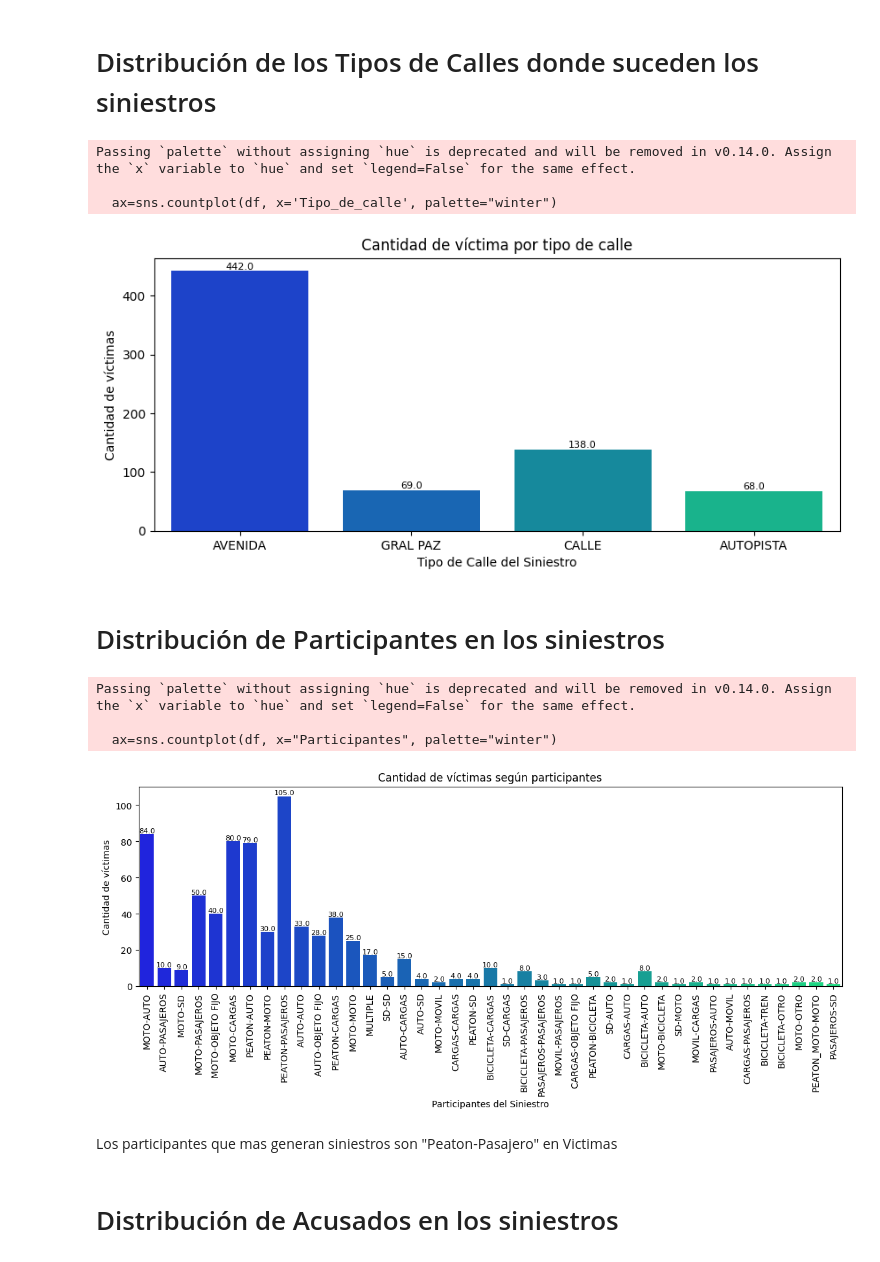
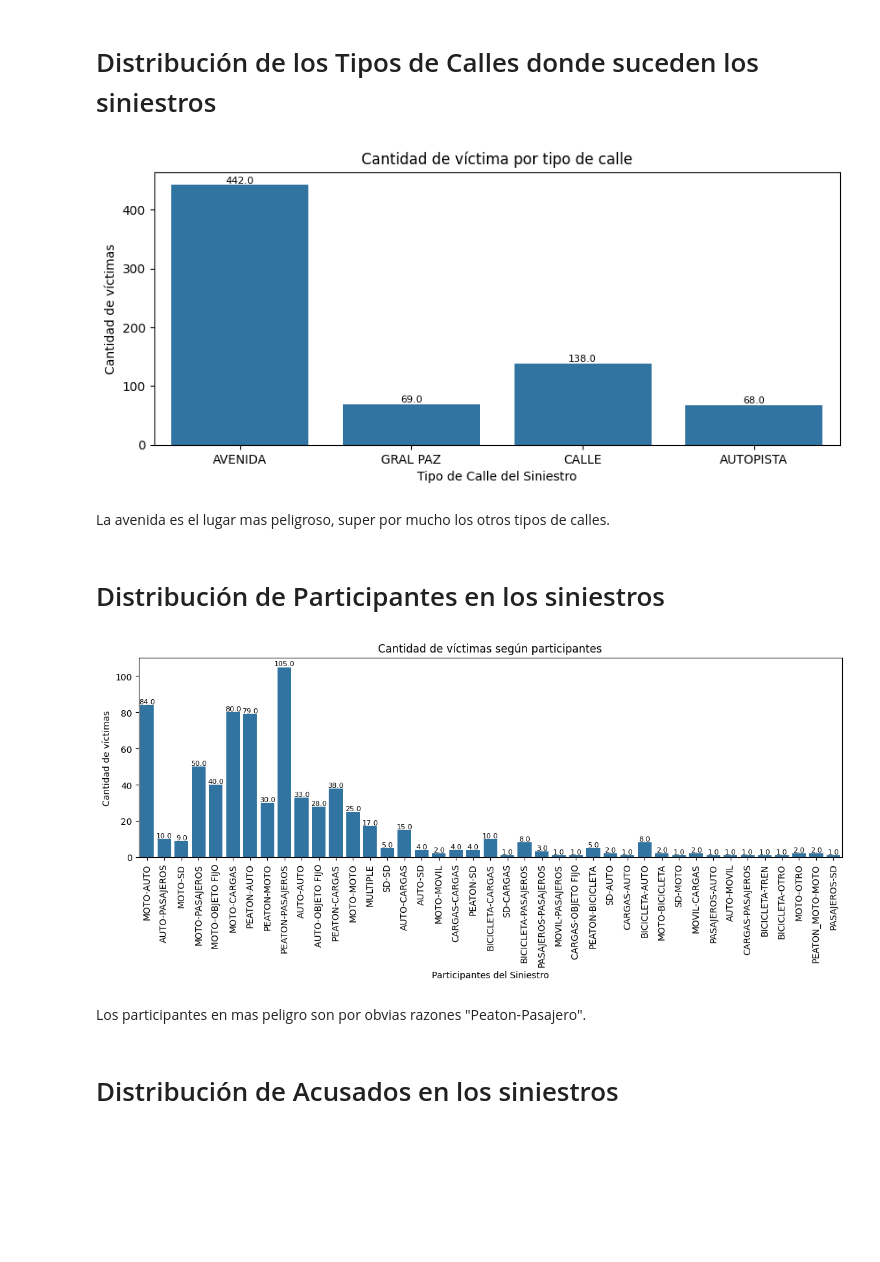
Before and after one commit to AgneseNahuel/PIDA, a Jupyter notebook: EDA.ipynb, the cells around one changed output. Cells and saved outputs as stored; diff of their text form; code cells hidden in the pictures; blank space fills up the shorter version.

```diff
--- a/EDA.ipynb
+++ b/EDA.ipynb
@@ -184,31 +198,30 @@ plt.show()
 # %%
 #Se crea el gráfico de barras
 plt.figure(figsize=(10, 4))
 
-ax=sns.countplot(df, x='Tipo_de_calle', palette="winter")
+ax=sns.countplot(df, x='Tipo de calle')
 
 # Agrega el número de víctimas en las barras
 for p in ax.patches:
     ax.annotate(f'{p.get_height()}', (p.get_x() + p.get_width() / 2., p.get_height()), ha='center', va='bottom', fontsize=8)
 
 #Se titulan los ejes
 plt.xlabel('Tipo de Calle del Siniestro')
 plt.ylabel('Cantidad de víctimas')
 plt.title('Cantidad de víctima por tipo de calle')
 
 plt.show()
 # %% [output]
-Passing `palette` without assigning `hue` is deprecated and will be removed in v0.14.0. Assign the `x` variable to `hue` and set `legend=False` for the same effect.
-
-  ax=sns.countplot(df, x='Tipo_de_calle', palette="winter")
-[figure, old version]
+[figure, new version]
+# %% [markdown]
+La avenida es el lugar mas peligroso, super por mucho los otros tipos de calles.
 # %% [markdown]
 # Distribución de Participantes en los siniestros
 # %%
 #Se crea el gráfico de barras
 plt.figure(figsize=(14, 4))
 
-ax=sns.countplot(df, x="Participantes", palette="winter")
+ax=sns.countplot(df, x="Participantes")
 
 # Agrega el número de víctimas en las barras
 for p in ax.patches:
@@ -224,12 +237,9 @@ plt.title('Cantidad de víctimas según participantes')
 
 plt.show()
 # %% [output]
-Passing `palette` without assigning `hue` is deprecated and will be removed in v0.14.0. Assign the `x` variable to `hue` and set `legend=False` for the same effect.
-
-  ax=sns.countplot(df, x="Participantes", palette="winter")
-[figure, old version]
+[figure, new version]
 # %% [markdown]
-Los participantes que mas generan siniestros son "Peaton-Pasajero" en Victimas
+Los participantes en mas peligro son por obvias razones "Peaton-Pasajero".
 # %% [markdown]
 # Distribución de Acusados en los siniestros
 # %%
```
Also changed, not shown: parts of 17 cells of this notebook, 5 other files.
